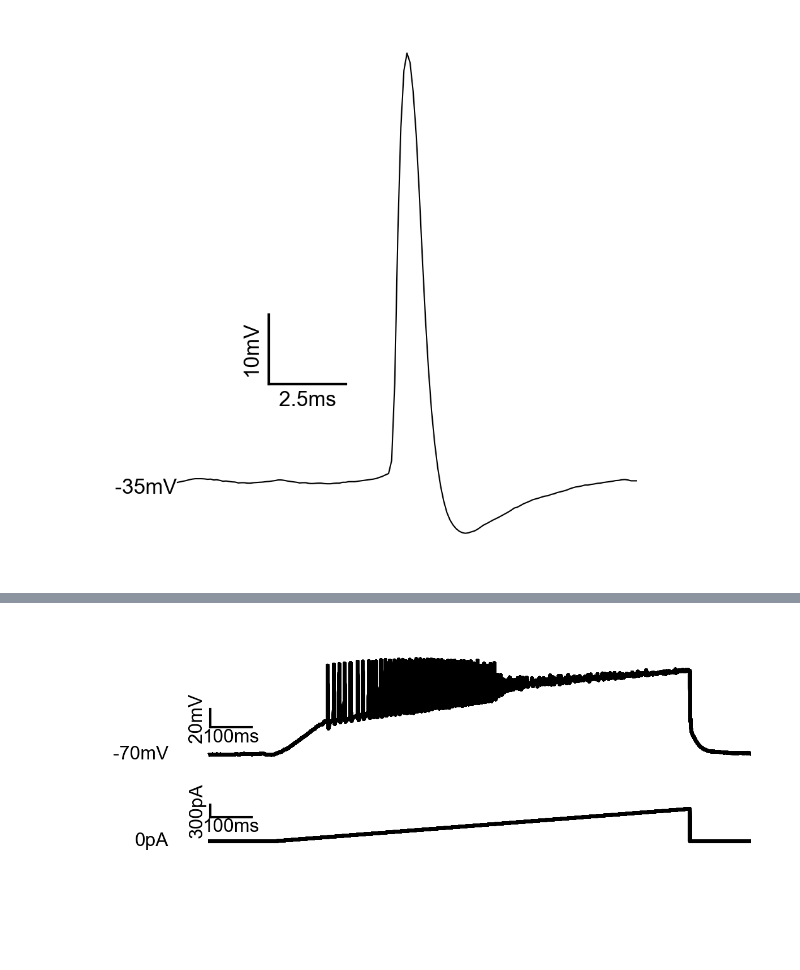
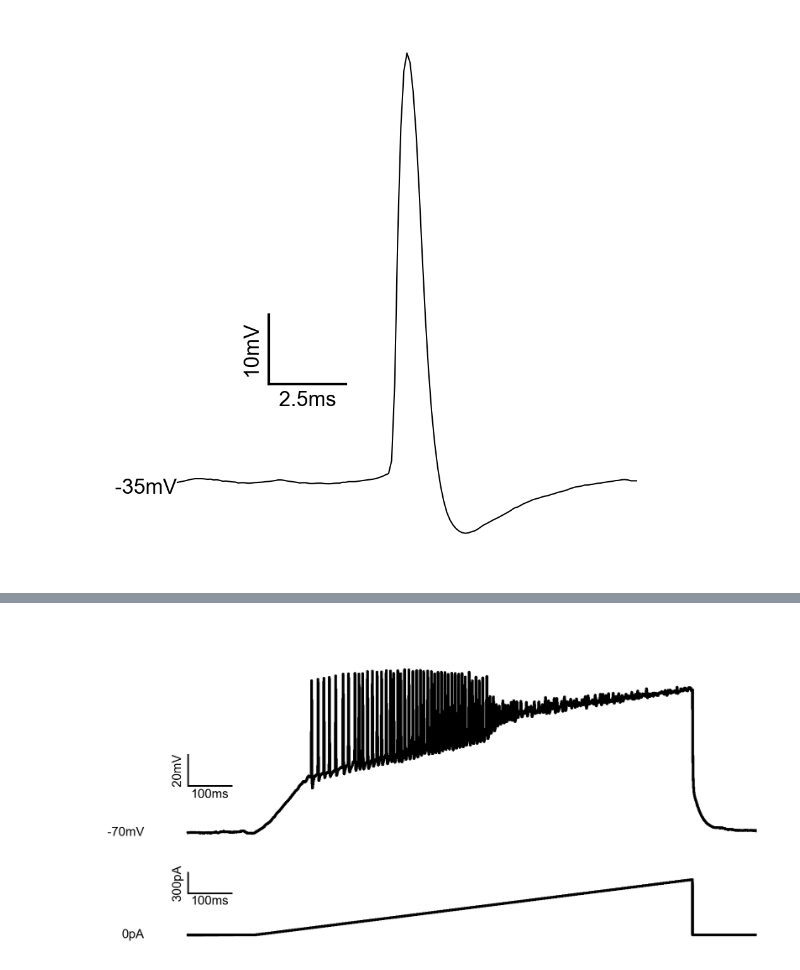
Before and after one commit to dtabuena/Workshop, a Jupyter notebook: Gain_Rheo_Anim.ipynb, the cells around one changed output, grey strips where cells are left out. Cells and saved outputs as stored; diff of their text form; code cells hidden in the pictures; blank space fills up the shorter version.

```diff
--- a/Gain_Rheo_Anim.ipynb
+++ b/Gain_Rheo_Anim.ipynb
@@ -356,10 +356,32 @@ single_ap(abf)
 # %% [output]
 [figure]
 # %%
-##################### ANIMATE GAIN ##################################
+##################### ANIMATE GAIN ##################################.
+
+from matplotlib.animation import FuncAnimation, PillowWriter
+from matplotlib import animation
+
+import urllib.request
+file_link = 'https://www.dropbox.com/scl/fi/p5vny9fsmonwbsm74a5k7/2022x10x28_NEL2_E4KI_F_P258_s001_c001_CA3xPOS_0008.abf?rlkey=xr0y9rw0dmoynnsp38idiemii&dl=1'
+filename = './2022x10x28_NEL2_E4KI_F_P258_s001_c001_CA3xPOS_0008.abf'
+urllib.request.urlretrieve(file_link, filename)
+abf = pyabf.ABF( filename )
+
+spike_args =  {'spike_thresh':10, 'high_dv_thresh': 25,'low_dv_thresh': -5,'window_ms': 2}
+spike_results= spikes_per_stim(abf,spike_args, mode='count', to_plot=False)
+stim_currents = spike_results['stim_currents']
+spike_counts = spike_results['spike_counts']
+spike_rates = spike_results['spike_rates']
+v_before_stim = spike_results['v_before_stim']
+fire_dur = spike_results['fire_dur']
+isi_rates = spike_results['isi_rates']
+spike_times = spike_results['spike_times']
+rheo_ind = list(np.diff(spike_counts,prepend=0)>0).index(True)
+
+
 def prep_fig():
     abf = abf_or_name(filename)
-    fig,ax = plt.subplots(2,2,figsize=(4.5,3.5),width_ratios=(3,1.5),height_ratios=(3,1),dpi=300)
+    fig,ax = plt.subplots(2,2,figsize=(6,5),width_ratios=(3,1.5),height_ratios=(3,1),dpi=300)
     ax=ax.flatten()
     ax[-1].set_visible(False)
 
@@ -411,6 +433,8 @@ def animate_sweeps(s):
     ax[1].plot(stim_currents[:s+1],spike_counts[:s+1],color='k',zorder=0)
     ax[1].scatter(stim_currents[s],spike_counts[s],color=stim_color,s=6,zorder=1)
     if s ==  rheo_ind:
-       ax[1].text(stim_currents[s],spike_counts[s],' rheobase',ha='left',va='top',color='r')
+       ax[1].text(stim_currents[s],spike_counts[s],' Rheobase',ha='left',va='top',color='r')
+       pulse_stop = time[  np.where( -np.diff(abf.sweepC) ==  stim_currents[s] )[0] ]
+       ax[2].text(pulse_stop,stim_currents[s],' Rheobase',ha='left',va='center',color='r')
     return None
 # %%
@@ -463,7 +467,7 @@ def fig_init():
     t_range = [-.1,1.3]
     i_range = [-50,1000]
     f_range = [-10,60]
-    fig,ax=plt.subplots(2,1,figsize=(4,1.5),dpi=300,height_ratios=(3,1))
+    fig,ax=plt.subplots(2,1,figsize=(6,3),dpi=300,height_ratios=(3,1))
     ax[0].set_xlim(t_range)
     ax[0].set_ylim(v_range)
     ax[1].set_xlim(t_range)
@@ -492,7 +496,6 @@ def animate_lat(i):
     trace_bool = np.zeros_like(memb,dtype=bool)
 
 
-
     stim_bool[:i] = True
     trace_bool[:delay_i] = True
 
@@ -501,7 +504,9 @@ def animate_lat(i):
 
 fig, ax = fig_init()
 frames = list(np.linspace(0, len(abf.sweepX), endpoint=False, num=100, dtype=int))
-ani = FuncAnimation(fig, animate_lat, interval=1000/30, blit=False, repeat=False, frames=frames)
+ani = FuncAnimation(fig, animate_lat, blit=False, repeat=False, frames=frames)
+ani.save("latency.gif", dpi=300, writer=PillowWriter(fps=30))
 FFwriter = animation.FFMpegWriter(fps=30, codec="h264")
 ani.save('latency.mp4', writer = FFwriter )
+colab.files.download("latency.mp4")
 # %% [output]
@@ -508,3 +515,3 @@ ani.save('latency.mp4', writer = FFwriter )
-[figure, old version]
+[figure, new version]
 # %%
 colab.files.download("latency.mp4")
```
Also changed, not shown: parts of 5 cells of this notebook.
